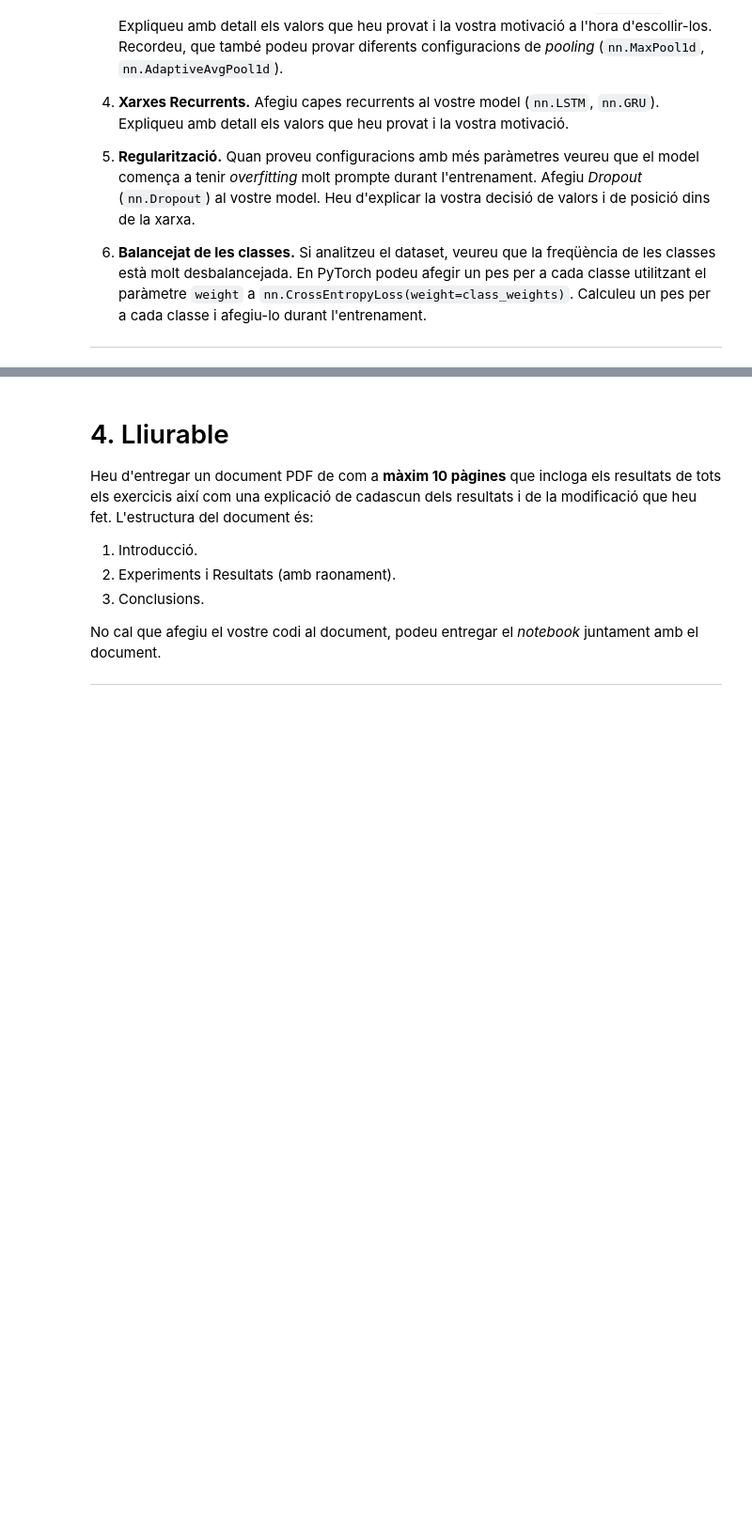
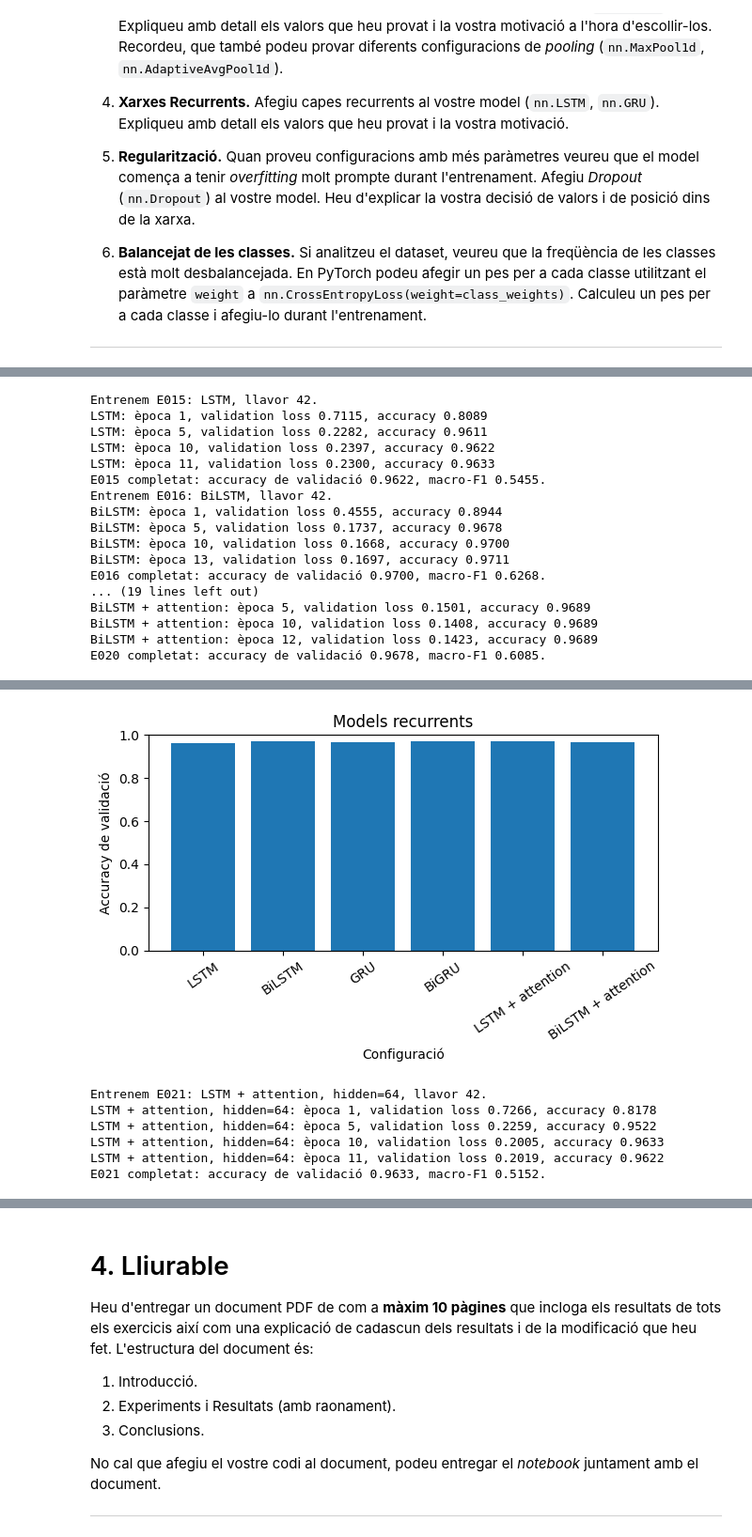
Before and after one commit to IlyasO6/TVD, a Jupyter notebook: p2/Intent_recognition/P2_1_alumnes.ipynb, the cells around one changed output, grey strips where cells are left out. Shown at 94% size. Drawn from its saved outputs; the diff is of its cells as text; code cells hidden in the pictures; blank space fills up the shorter version.

```diff
--- a/p2/Intent_recognition/P2_1_alumnes.ipynb
+++ b/p2/Intent_recognition/P2_1_alumnes.ipynb
@@ -1729,0 +1375,40 @@ Final test reserved. No test accuracy has been calculated for exercise 5.
+# %%
+def executa_recurrents():
+    comuna = configuracio_comuna()
+    variants = [('LSTM', False, False), ('LSTM', True, False), ('GRU', False, False),
+                ('GRU', True, False), ('LSTM', False, True), ('LSTM', True, True)]
+    configs = []
+    for tipus, bi, atencio in variants:
+        nom = ('Bi' if bi else '') + tipus + (' + attention' if atencio else '')
+        configs.append(replace(comuna, name=nom, phase='recurrent', class_weights=False,
+                                model=Ex5ModelConfig(family='rnn', embedding_dim=comuna.model.embedding_dim,
+                                                     hidden_dim=128, rnn_type=tipus, bidirectional=bi,
+                                                     attention=atencio, num_layers=1, dropout=0.0)))
+    ids = executa_pla('recurrents', configs)
+    mostra_apartat('recurrents')
+    millor = config_experiment(millor_identificador(ids))
+    dimensions = [replace(millor, name=f'{millor.name}, hidden={n}', phase='hidden',
+                           model=replace(millor.model, hidden_dim=n)) for n in [64, 128]]
+    executa_pla('hidden_recurrent', dimensions)
+    return mostra_apartat('hidden_recurrent')
+# %%
+taula_hidden_recurrent = executa_recurrents()
+taula_recurrents = taula_apartat('recurrents')
+# %% [output]
+Entrenem E015: LSTM, llavor 42.
+LSTM: època 1, validation loss 0.7115, accuracy 0.8089
+LSTM: època 5, validation loss 0.2282, accuracy 0.9611
+LSTM: època 10, validation loss 0.2397, accuracy 0.9622
+LSTM: època 11, validation loss 0.2300, accuracy 0.9633
+E015 completat: accuracy de validació 0.9622, macro-F1 0.5455.
+Entrenem E016: BiLSTM, llavor 42.
+BiLSTM: època 1, validation loss 0.4555, accuracy 0.8944
+BiLSTM: època 5, validation loss 0.1737, accuracy 0.9678
+BiLSTM: època 10, validation loss 0.1668, accuracy 0.9700
+BiLSTM: època 13, validation loss 0.1697, accuracy 0.9711
+E016 completat: accuracy de validació 0.9700, macro-F1 0.6268.
+... (19 lines left out)
+BiLSTM + attention: època 5, validation loss 0.1501, accuracy 0.9689
+BiLSTM + attention: època 10, validation loss 0.1408, accuracy 0.9689
+BiLSTM + attention: època 12, validation loss 0.1423, accuracy 0.9689
+E020 completat: accuracy de validació 0.9678, macro-F1 0.6085.
@@ -1729,0 +1422,7 @@ Final test reserved. No test accuracy has been calculated for exercise 5.
+[figure, added]
+Entrenem E021: LSTM + attention, hidden=64, llavor 42.
+LSTM + attention, hidden=64: època 1, validation loss 0.7266, accuracy 0.8178
+LSTM + attention, hidden=64: època 5, validation loss 0.2259, accuracy 0.9522
+LSTM + attention, hidden=64: època 10, validation loss 0.2005, accuracy 0.9633
+LSTM + attention, hidden=64: època 11, validation loss 0.2019, accuracy 0.9622
+E021 completat: accuracy de validació 0.9633, macro-F1 0.5152.
```
Also changed, not shown: parts of 72 cells of this notebook, 1 other file.
